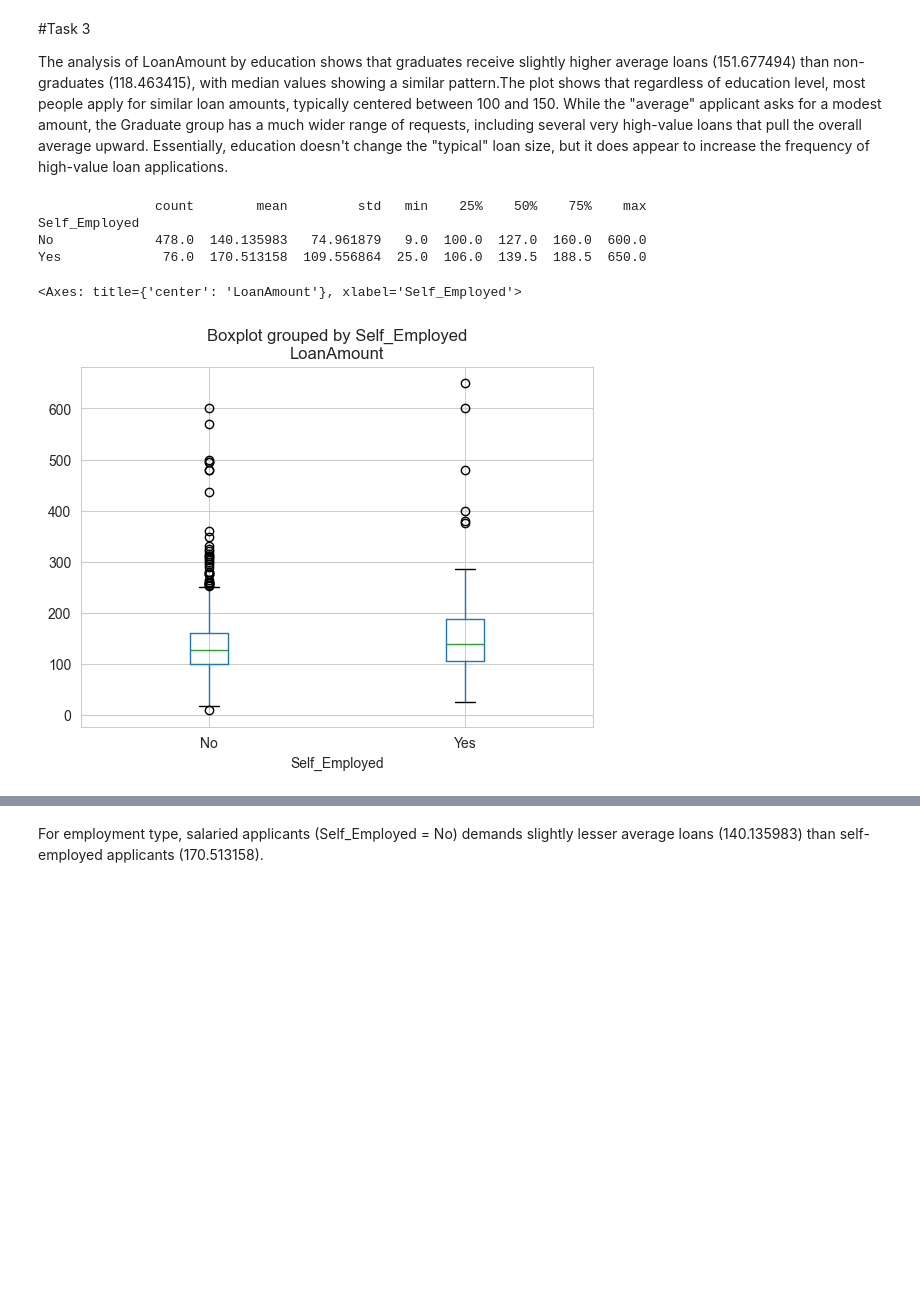
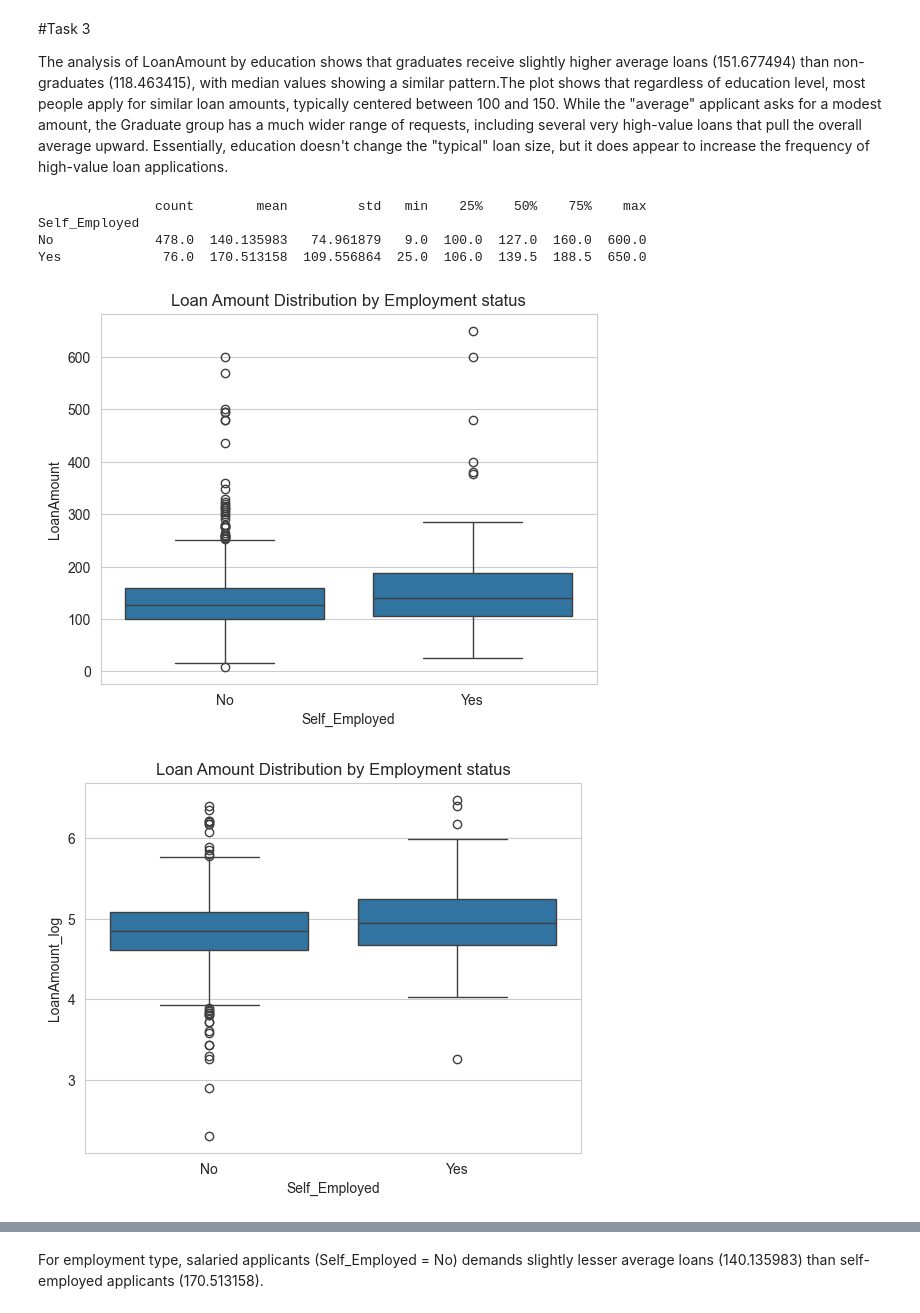
Before and after one commit to ShresthaRajwol/FDS_Project_, a Jupyter notebook: Assigned_EDA.ipynb, the cells around one changed output, grey strips where cells are left out. Cells and saved outputs as stored; diff of their text form; code cells hidden in the pictures; blank space fills up the shorter version.

```diff
--- a/Assigned_EDA.ipynb
+++ b/Assigned_EDA.ipynb
@@ -895,25 +871,13 @@ Not Graduate  123.0  118.463415  40.034676  25.0   96.5  116.0  132.5  279.0
 # %%
-# -------------------------------
-# IQR Outlier Reduction for LoanAmount
-# -------------------------------
-
-# Calculate IQR
-Q1 = loan['LoanAmount'].quantile(0.25)
-Q3 = loan['LoanAmount'].quantile(0.75)
+Q1 = loan['LoanAmount_log'].quantile(0.25)
+Q3 = loan['LoanAmount_log'].quantile(0.75)
 IQR = Q3 - Q1
-
-lower_bound = Q1 - 1.5 * IQR
-upper_bound = Q3 + 1.5 * IQR
-
-print("Lower Bound:", lower_bound)
-print("Upper Bound:", upper_bound)
-
-# Apply IQR Capping
-loan['LoanAmount_IQR'] = loan['LoanAmount'].clip(lower_bound, upper_bound)
+lower_bound = Q1 - 1.5*IQR
+upper_bound = Q3 + 1.5*IQR
+loan['LoanAmount_log_IQR'] = loan['LoanAmount_log'].clip(lower_bound, upper_bound)
 
 
-
-sns.boxplot(x='Education', y='LoanAmount_IQR', data=loan)
-plt.title("Loan Amount Distribution by Education (After IQR Capping)")
+sns.boxplot(x='Education', y='LoanAmount_log_IQR', data=loan)
+plt.title("Log-Transformed Loan Amount by Education (After IQR Capping)")
 plt.show()
 # %% [output]
@@ -927,14 +889,21 @@ The analysis of LoanAmount by education shows that graduates receive slightly hi
 # %%
 #Task 3
 by_Self_Employed=loan.groupby("Self_Employed")["LoanAmount"].describe()
 print(by_Self_Employed)
 
-loan.boxplot(column="LoanAmount", by="Self_Employed")
+sns.boxplot(x='Self_Employed', y='LoanAmount', data=loan)
+plt.title("Loan Amount Distribution by Employment status")
+plt.show()
+
+
+sns.boxplot(x='Self_Employed', y='LoanAmount_log', data=loan)
+plt.title("Loan Amount Distribution by Employment status")
+plt.show()
 # %% [output]
                count        mean         std   min    25%    50%    75%    max
 Self_Employed
 No             478.0  140.135983   74.961879   9.0  100.0  127.0  160.0  600.0
 Yes             76.0  170.513158  109.556864  25.0  106.0  139.5  188.5  650.0
-<Axes: title={'center': 'LoanAmount'}, xlabel='Self_Employed'>
-[figure, old version]
+[figure, new version]
+[figure, added]
 # %%
```
Also changed, not shown: parts of 18 cells of this notebook, 1 other file.
